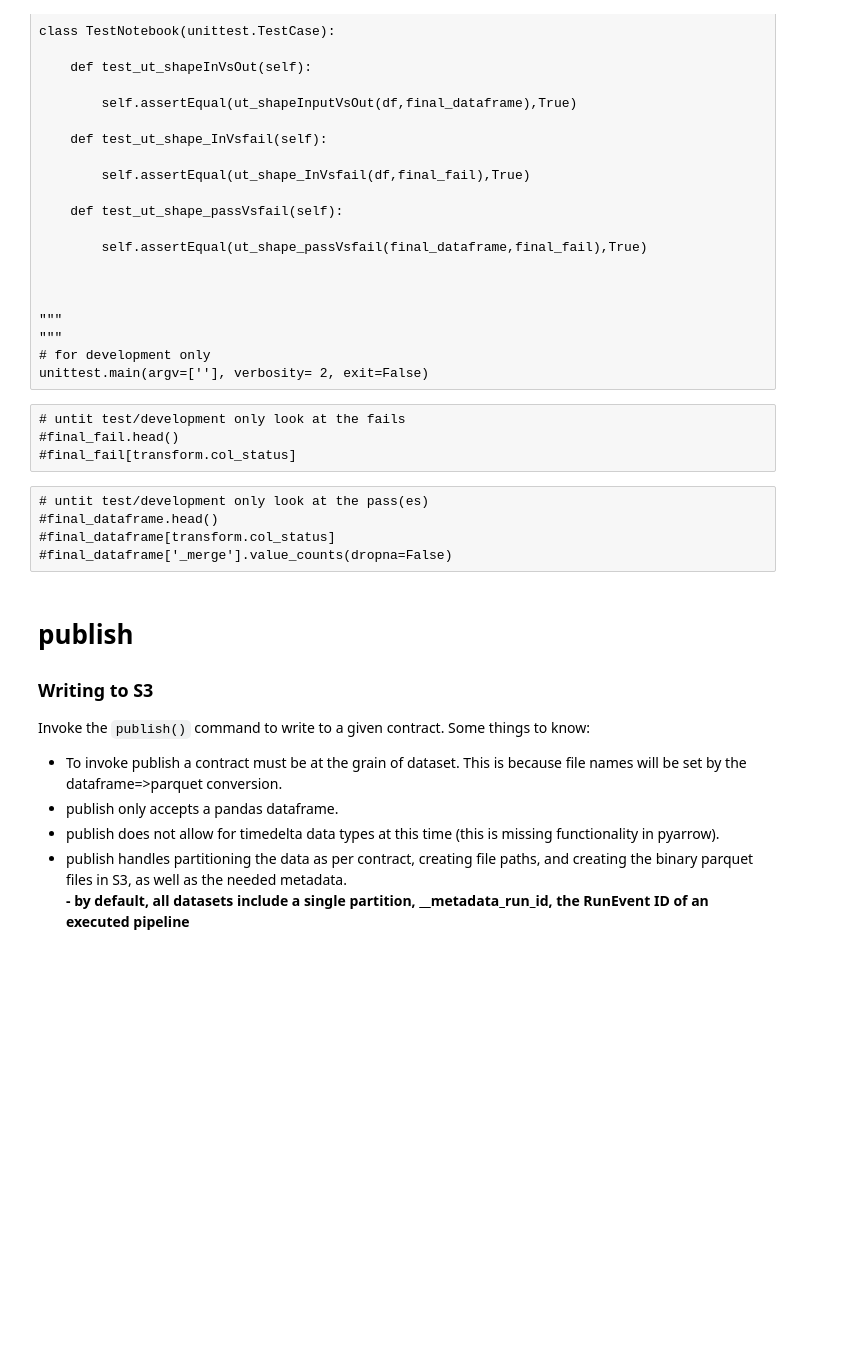
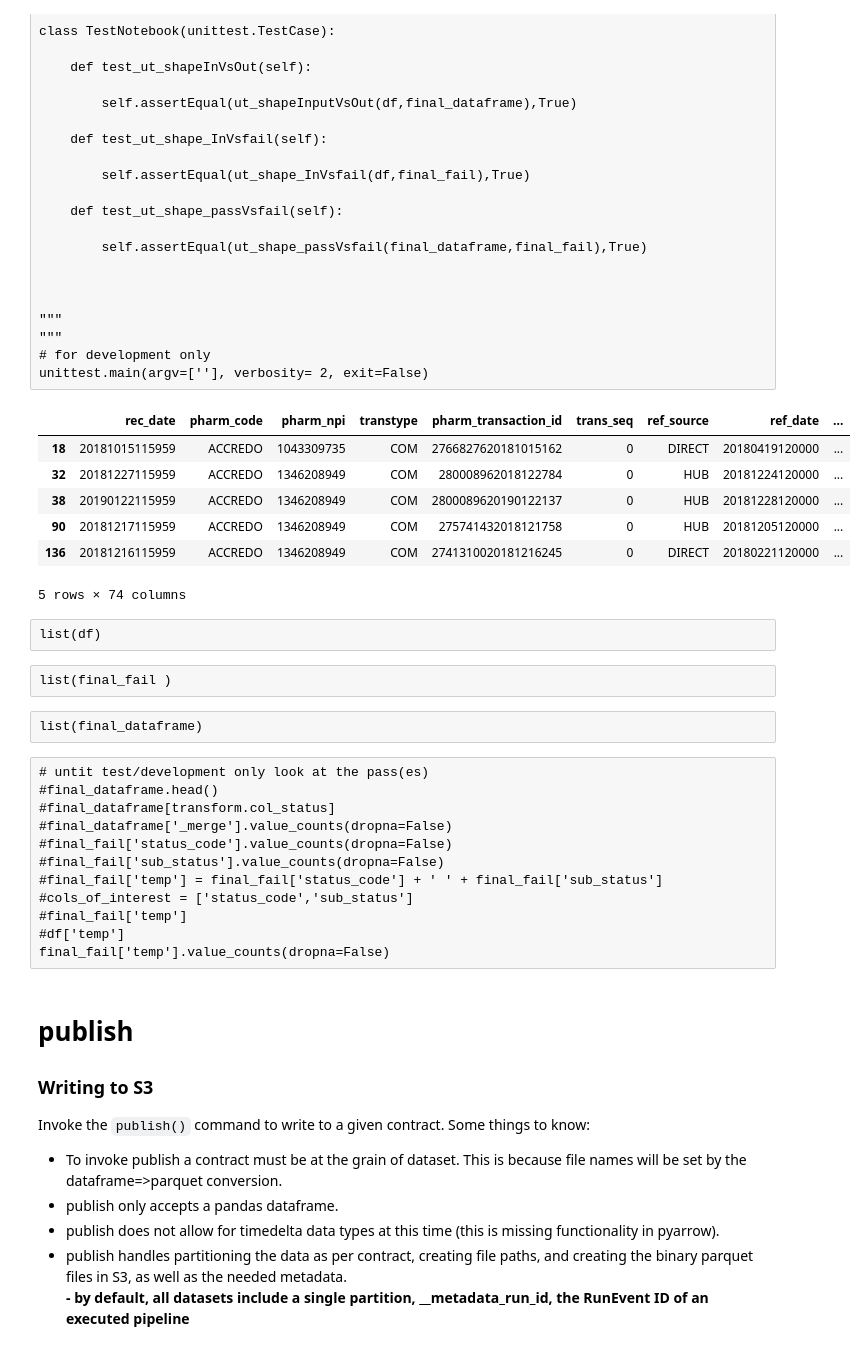
Before and after one commit to RyanAdalbert/s3parq, a Jupyter notebook: transforms/patient_status_enrich_patient_journey_hierarchy.ipynb, the cells around one changed output. Drawn from its saved outputs; the diff is of its cells as text; code cells hidden in the pictures; blank space fills up the shorter version.

Commit message:
started work on PJH for alkermes

```diff
--- a/transforms/patient_status_enrich_patient_journey_hierarchy.ipynb
+++ b/transforms/patient_status_enrich_patient_journey_hierarchy.ipynb
@@ -347,0 +427,11 @@ df = input_contract.fetch(filters=run_filter)
+# %%
+## Please place your value assignments for development here!!
+## This cell will be turned off in production and Engineering will set to pull from the configuration application instead
+## For the last example, this could look like...
+## transform.some_ratio = 0.6
+## transform.site_name = "WALGREENS"
+
+transform.customer_name = 'alkermes'
+transform.col_status = 'status_code'
+transform.col_substatus = 'sub_status'
+transform.input_transform = '' # for DEV NA
@@ -450,15 +597,35 @@ class TestNotebook(unittest.TestCase):
 """
 # for development only
 unittest.main(argv=[''], verbosity= 2, exit=False)
-# %% [raw]
-# untit test/development only look at the fails
-#final_fail.head()
-#final_fail[transform.col_status]
+# %%
+# untit test/development only look at the fails
+final_fail.head()
+# %% [output]
+|  | rec_date | pharm_code | pharm_npi | transtype | pharm_transaction_id | trans_seq | ref_source | ref_date | ... |
+| 18 | 20181015115959 | ACCREDO | 1043309735 | COM | 2766827620181015162 | 0 | DIRECT | 20180419120000 | ... |
+| 32 | 20181227115959 | ACCREDO | 1346208949 | COM | 280008962018122784 | 0 | HUB | 20181224120000 | ... |
+| 38 | 20190122115959 | ACCREDO | 1346208949 | COM | 2800089620190122137 | 0 | HUB | 20181228120000 | ... |
+| 90 | 20181217115959 | ACCREDO | 1346208949 | COM | 275741432018121758 | 0 | HUB | 20181205120000 | ... |
+| 136 | 20181216115959 | ACCREDO | 1346208949 | COM | 2741310020181216245 | 0 | DIRECT | 20180221120000 | ... |
+5 rows × 74 columns
+# %% [raw]
+list(df)
+# %% [raw]
+list(final_fail )
+# %% [raw]
+list(final_dataframe)
 # %% [raw]
 # untit test/development only look at the pass(es)
 #final_dataframe.head()
 #final_dataframe[transform.col_status]
 #final_dataframe['_merge'].value_counts(dropna=False)
+#final_fail['status_code'].value_counts(dropna=False)
+#final_fail['sub_status'].value_counts(dropna=False)
+#final_fail['temp'] = final_fail['status_code'] + ' ' + final_fail['sub_status']
+#cols_of_interest = ['status_code','sub_status']
+#final_fail['temp']
+#df['temp']
+final_fail['temp'].value_counts(dropna=False)
 # %% [markdown]
 # **publish**
 ### Writing to S3
```
Also changed, not shown: parts of 31 cells of this notebook.
